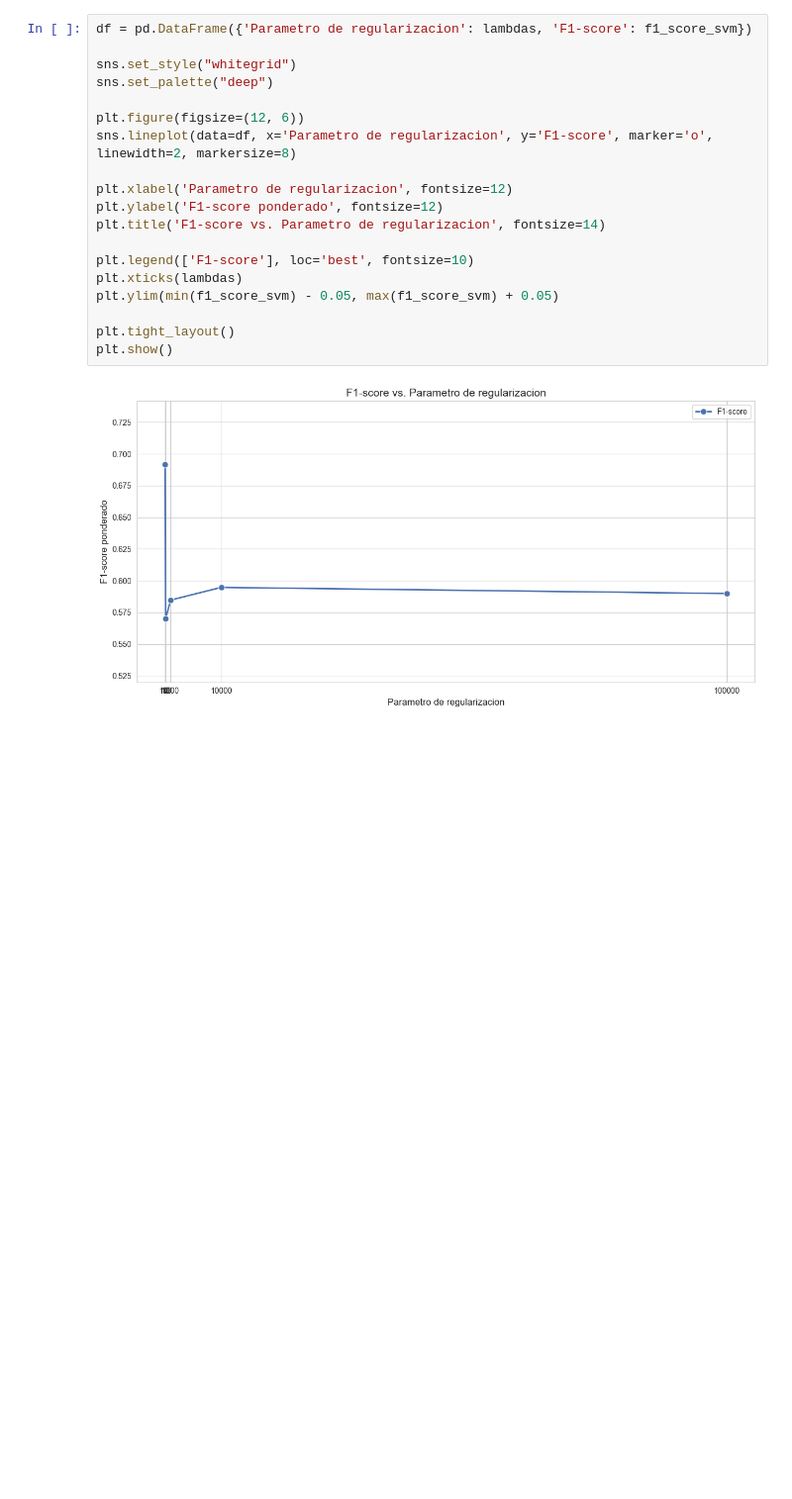
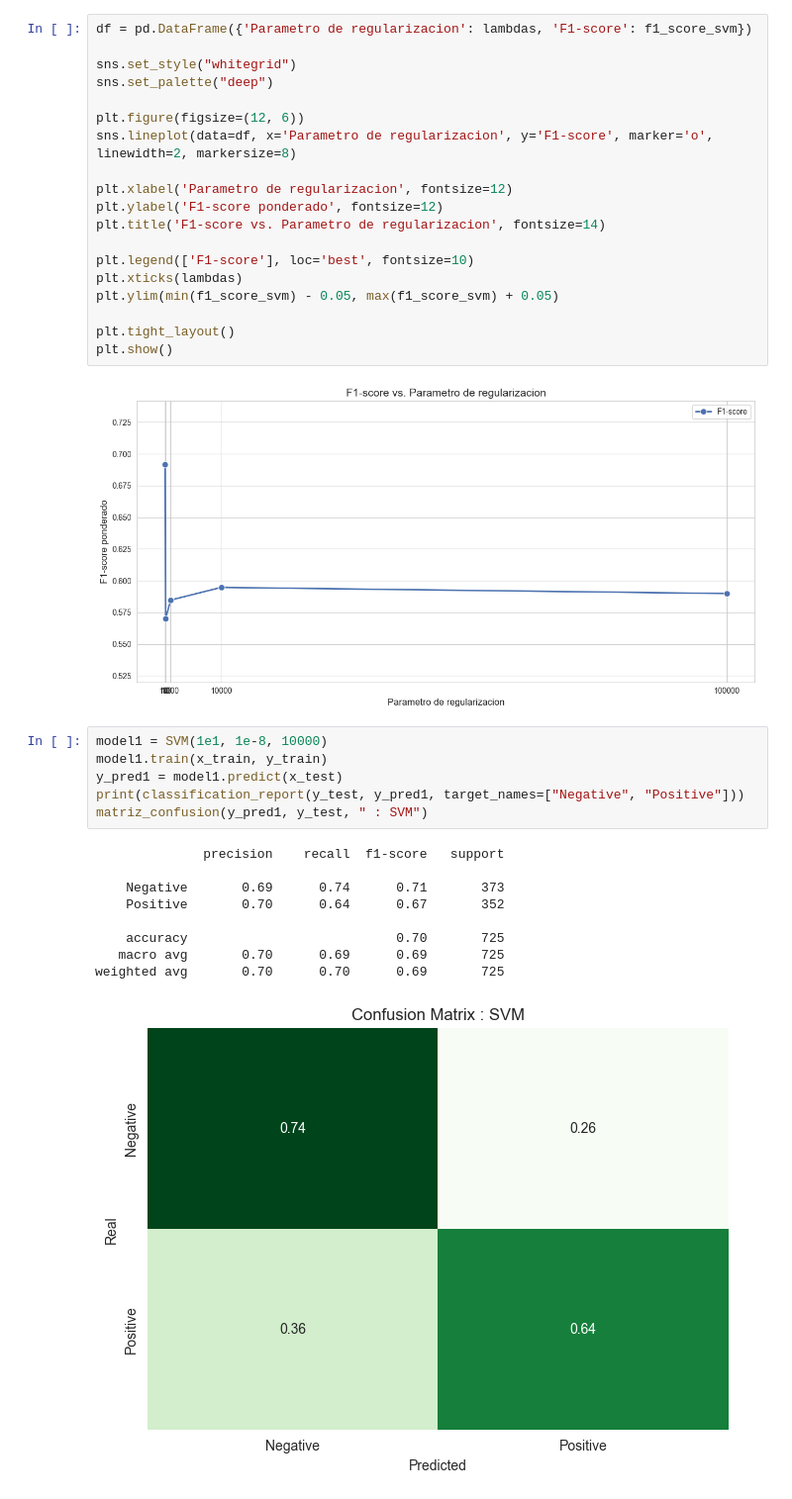
Before and after one commit to DanielCasquino/ML_Proyecto2_Grupo8, a Jupyter notebook: project2.ipynb, the cells around one changed output. Shown at 99% size. Drawn from its saved outputs; the diff is of its cells as text; blank space fills up the shorter version.

```diff
--- a/project2.ipynb
+++ b/project2.ipynb
@@ -272,6 +344,22 @@ plt.tight_layout()
 plt.show()
 # %% [output]
 [figure]
+# %%
+model1 = SVM(1e1, 1e-8, 10000)
+model1.train(x_train, y_train)
+y_pred1 = model1.predict(x_test)
+print(classification_report(y_test, y_pred1, target_names=["Negative", "Positive"]))
+matriz_confusion(y_pred1, y_test, " : SVM")
+# %% [output]
+              precision    recall  f1-score   support
+
+    Negative       0.69      0.74      0.71       373
+    Positive       0.70      0.64      0.67       352
+
+    accuracy                           0.70       725
+   macro avg       0.70      0.69      0.69       725
+weighted avg       0.70      0.70      0.69       725
+[figure, added]
 # %%
 from sklearn.model_selection import KFold
 from sklearn.metrics import classification_report
```
Also changed, not shown: parts of 14 cells of this notebook.
